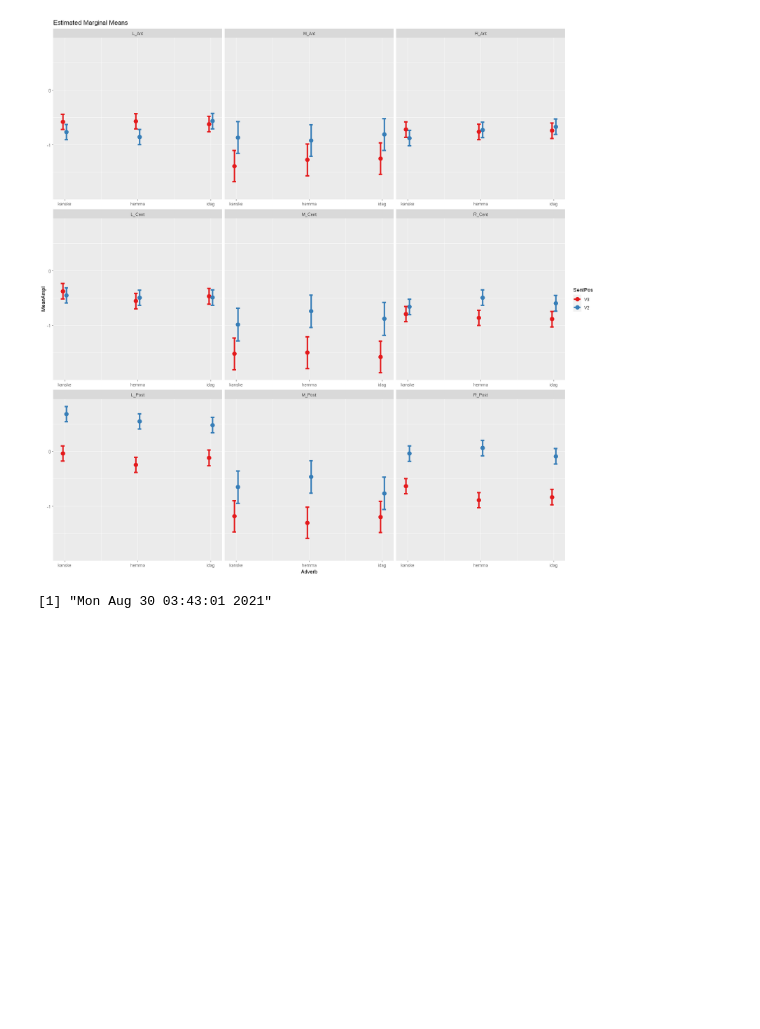
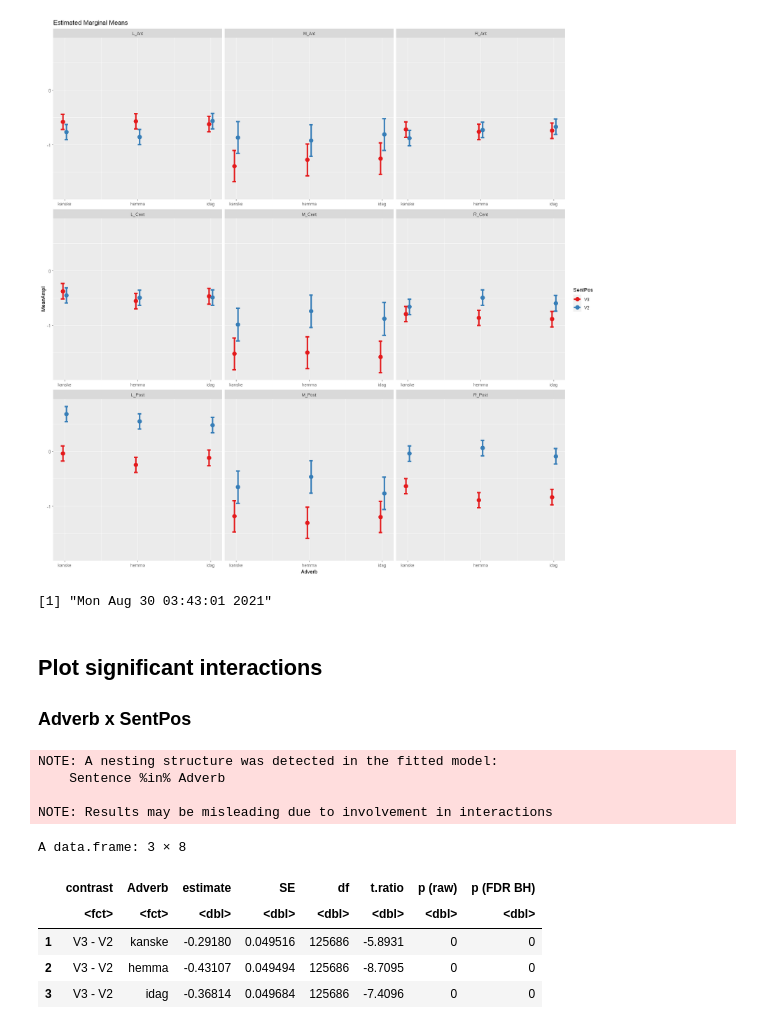
Before and after one commit to aaronjnewman/SWOP, a Jupyter notebook: scripts/SWOP 5 - R stats 300-500.ipynb, the cells around one changed output. Drawn from its saved outputs; the diff is of its cells as text; code cells hidden in the pictures; blank space fills up the shorter version.

```diff
--- a/scripts/SWOP 5 - R stats 300-500.ipynb
+++ b/scripts/SWOP 5 - R stats 300-500.ipynb
@@ -539,3 +539,27 @@ NOTE: Results may be misleading due to involvement in interactions
 date()
 # %% [output]
 [1] "Mon Aug 30 03:43:01 2021"
+# %% [markdown]
+## Plot significant interactions
+
+### Adverb x SentPos
+# %%
+contr <- emmeans(mod,  pairwise ~ SentPos | Adverb )
+
+contr_tab = contr$contrasts %>% as.data.frame()
+ncomp = nrow(contr_tab)
+contr_tab$'p (raw)'   = round(contr_tab$'p.value', 4)
+contr_tab$'p (FDR BH)' = round(p.adjust(contr_tab$'p.value', method = 'BH', n = ncomp), 4)
+contr_tab <- subset(contr_tab, select=-c(p.value))
+contr_tab
+# %% [output]
+NOTE: A nesting structure was detected in the fitted model:
+    Sentence %in% Adverb
+
+NOTE: Results may be misleading due to involvement in interactions
+A data.frame: 3 × 8
+|  | contrast | Adverb | estimate | SE | df | t.ratio | p (raw) | p (FDR BH) |
+|  | <fct> | <fct> | <dbl> | <dbl> | <dbl> | <dbl> | <dbl> | <dbl> |
+| 1 | V3 - V2 | kanske | -0.29180 | 0.049516 | 125686 | -5.8931 | 0 | 0 |
+| 2 | V3 - V2 | hemma | -0.43107 | 0.049494 | 125686 | -8.7095 | 0 | 0 |
+| 3 | V3 - V2 | idag | -0.36814 | 0.049684 | 125686 | -7.4096 | 0 | 0 |
```
Also changed, not shown: parts of 6 cells of this notebook, 4 other files.
